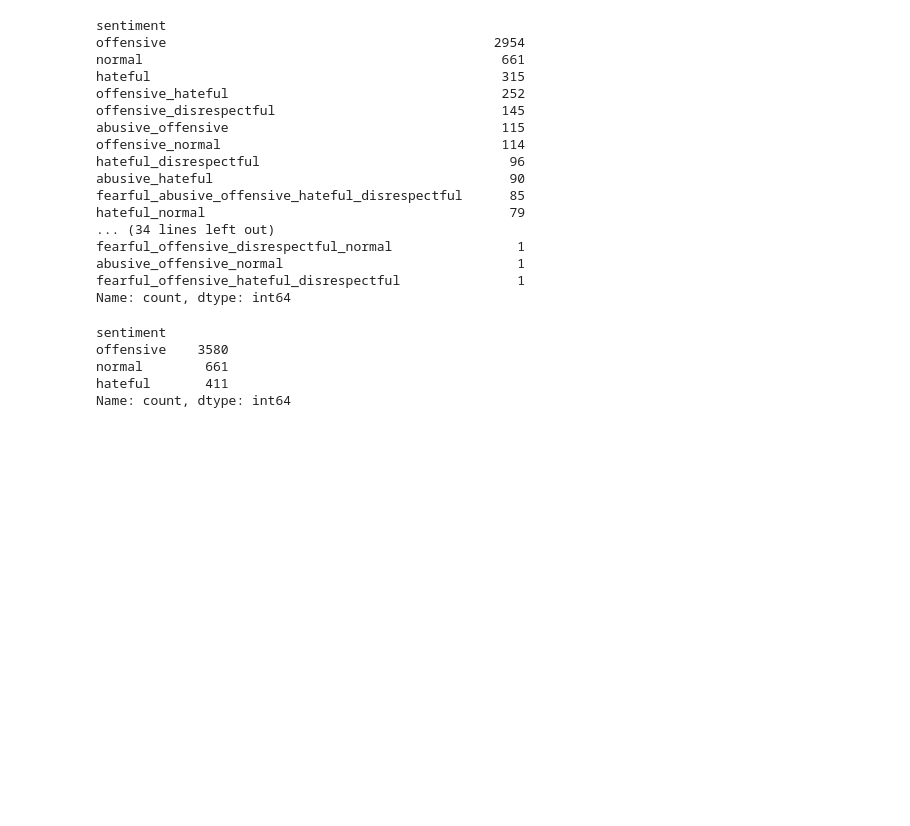
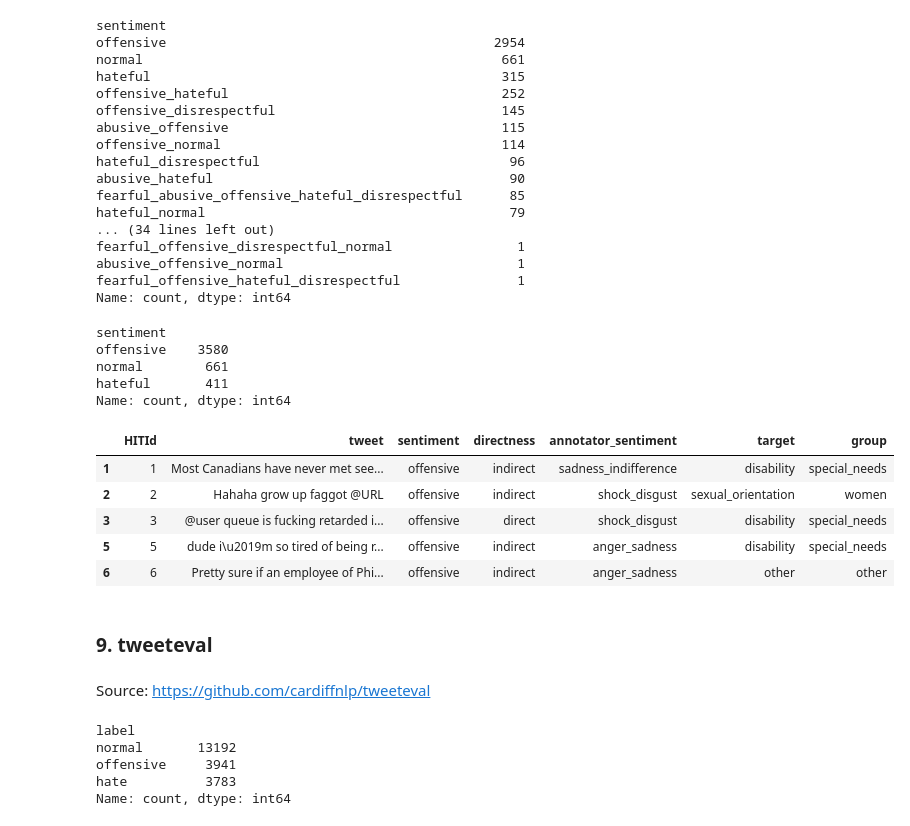
Before and after one commit to AbdulManaf12/Hate-Speech-Detection, a Jupyter notebook: Dataset Statistics/dataset_overview.ipynb, the cells around one changed output. Drawn from its saved outputs; the diff is of its cells as text; code cells hidden in the pictures; blank space fills up the shorter version.

```diff
--- a/Dataset Statistics/dataset_overview.ipynb
+++ b/Dataset Statistics/dataset_overview.ipynb
@@ -243,15 +243,29 @@ Name: count, dtype: int64
 # Total: 315 + 96 = 411
 
 
-df9 = df8[(df8['sentiment'] == 'offensive') | (df8['sentiment'] == 'offensive_hateful') | (df8['sentiment'] == 'offensive_disrespectful') | (df8['sentiment'] == 'abusive_offensive') | (df8['sentiment'] == 'offensive_normal') | (df8['sentiment'] == 'normal') | (df8['sentiment'] == 'hateful') | (df8['sentiment'] == 'hateful_disrespectful')]
+temp = df8[(df8['sentiment'] == 'offensive') | (df8['sentiment'] == 'offensive_hateful') | (df8['sentiment'] == 'offensive_disrespectful') | (df8['sentiment'] == 'abusive_offensive') | (df8['sentiment'] == 'offensive_normal') | (df8['sentiment'] == 'normal') | (df8['sentiment'] == 'hateful') | (df8['sentiment'] == 'hateful_disrespectful')]
 
-df9['sentiment'] = df9['sentiment'].replace(['offensive_hateful', 'offensive_disrespectful', 'abusive_offensive', 'offensive_normal'], 'offensive')
-df9['sentiment'] = df9['sentiment'].replace(['hateful_disrespectful'], 'hateful')
+temp['sentiment'] = temp['sentiment'].replace(['offensive_hateful', 'offensive_disrespectful', 'abusive_offensive', 'offensive_normal'], 'offensive')
+temp['sentiment'] = temp['sentiment'].replace(['hateful_disrespectful'], 'hateful')
 
-df9['sentiment'].value_counts()
+df8 = temp.copy()
+df8['sentiment'].value_counts()
 # %% [output]
 sentiment
 offensive    3580
 normal        661
 hateful       411
 Name: count, dtype: int64
+# %%
+df8.head()
+# %% [output]
+|  | HITId | tweet | sentiment | directness | annotator_sentiment | target | group |
+| 1 | 1 | Most Canadians have never met see... | offensive | indirect | sadness_indifference | disability | special_needs |
+| 2 | 2 | Hahaha grow up faggot @URL | offensive | indirect | shock_disgust | sexual_orientation | women |
+| 3 | 3 | @user queue is fucking retarded i... | offensive | direct | shock_disgust | disability | special_needs |
+| 5 | 5 | dude i\u2019m so tired of being r... | offensive | indirect | anger_sadness | disability | special_needs |
+| 6 | 6 | Pretty sure if an employee of Phi... | offensive | indirect | anger_sadness | other | other |
+# %% [markdown]
+### 9. tweeteval
+# %% [markdown]
+Source: https://github.com/cardiffnlp/tweeteval
@@ -257,0 +286,17 @@ Name: count, dtype: int64
+# %%
+temp_offensive = data['offensive']
+df_temp_offensive = pd.DataFrame.from_dict(temp_offensive, orient='index').transpose()
+df_temp_offensive['label'] = df_temp_offensive['label'].replace(['1', '0'], ['offensive', 'normal'])
+
+temp_hate = data['hate']
+df_temp_hate = pd.DataFrame.from_dict(temp_hate, orient='index').transpose()
+df_temp_hate['label'] = df_temp_hate['label'].replace(['1', '0'], ['hate', 'normal'])
+
+df9 = pd.concat([df_temp_offensive, df_temp_hate], ignore_index=True)
+df9['label'].value_counts()
+# %% [output]
+label
+normal       13192
+offensive     3941
+hate          3783
+Name: count, dtype: int64
```
Also changed, not shown: parts of 2 cells of this notebook.
